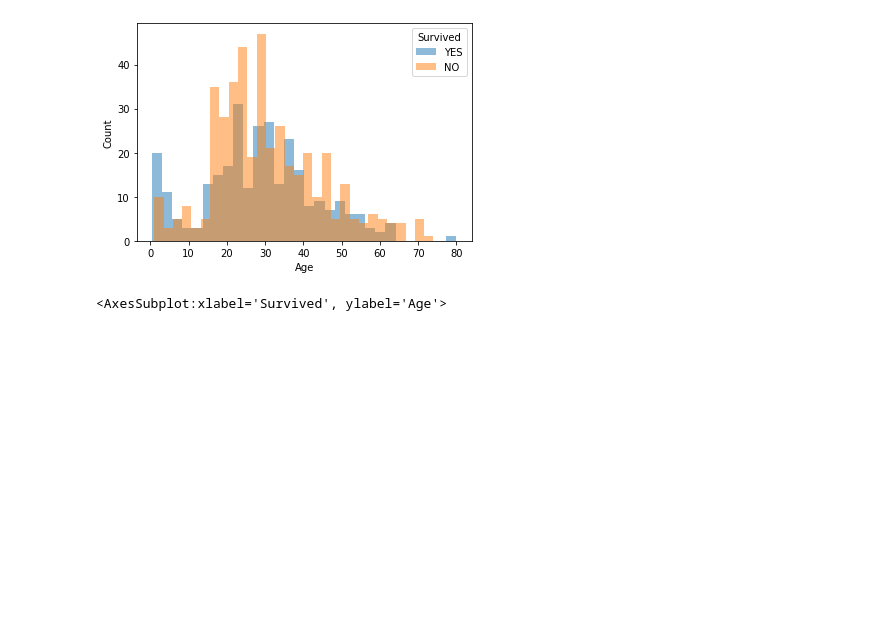
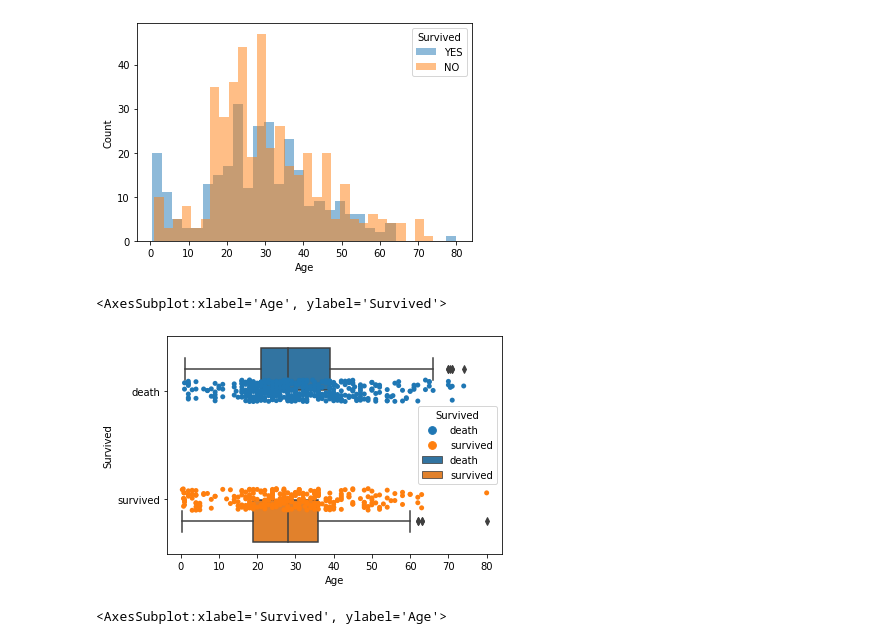
Before and after one commit to clearwaterkzk/kaggle_titanic, a Jupyter notebook: notebook/eda.ipynb, the cells around one changed output. Drawn from its saved outputs; the diff is of its cells as text; code cells hidden in the pictures; blank space fills up the shorter version.

```diff
--- a/notebook/eda.ipynb
+++ b/notebook/eda.ipynb
@@ -60,3 +60,7 @@ Data columns (total 12 columns):
  11  Embarked     889 non-null    object
 dtypes: float64(2), int64(5), object(5)
 memory usage: 83.7+ KB
+# %%
+tmp_for_viz = train.copy()
+tmp_for_viz["Survived"] = tmp_for_viz["Survived"].replace([0, 1], ["death", "survived"])
+tmp_for_viz.head(2)
@@ -81,6 +89,15 @@ plt.legend(title="Survived")
 # %% [output]
 <matplotlib.legend.Legend at 0x...>
 [figure]
+# %%
+# fig, axes = plt.subplots()
+
+
+sns.stripplot(x="Age", y="Survived", data=tmp_for_viz, hue="Survived")
+sns.boxplot(x="Age", y="Survived", data=tmp_for_viz, hue="Survived")
+# %% [output]
+<AxesSubplot:xlabel='Age', ylabel='Survived'>
+[figure, added]
 # %%
 sns.violinplot(x="Survived", y="Age", data=train)
 # %% [output]
```
Also changed, not shown: parts of 1 cell of this notebook, 1 other file.
